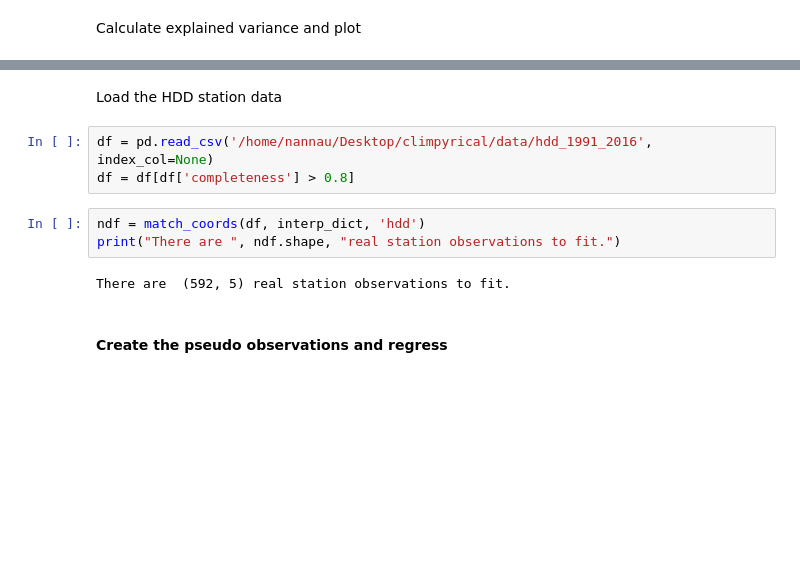
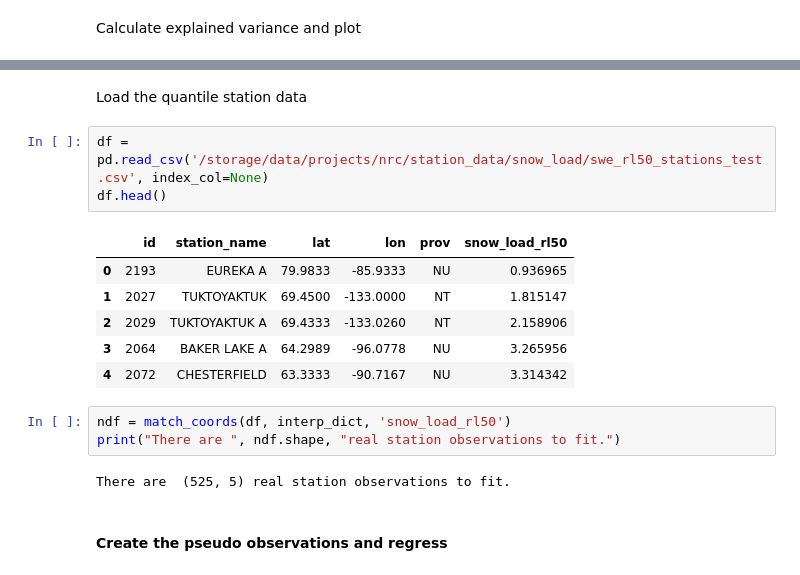
Before and after one commit to pacificclimate/climpyrical, a Jupyter notebook: notebooks/test_dv_reconstruction.ipynb, the cells around one changed output, grey strips where cells are left out. Cells and saved outputs as stored; diff of their text form; blank space fills up the shorter version.

```diff
--- a/notebooks/test_dv_reconstruction.ipynb
+++ b/notebooks/test_dv_reconstruction.ipynb
@@ -62,13 +62,20 @@ Text(0, 0.5, 'Explained Variance Ratio')
 # %% [markdown]
-Load the HDD station data
+Load the quantile station data
-# %%
-df = pd.read_csv('/home/nannau/Desktop/climpyrical/data/hdd_1991_2016', index_col=None)
-df = df[df['completeness'] > 0.8]
+# %%
+df = pd.read_csv('/storage/data/projects/nrc/station_data/snow_load/swe_rl50_stations_test.csv', index_col=None)
+df.head()
+# %% [output]
+|  | id | station_name | lat | lon | prov | snow_load_rl50 |
+| 0 | 2193 | EUREKA A | 79.9833 | -85.9333 | NU | 0.936965 |
+| 1 | 2027 | TUKTOYAKTUK | 69.4500 | -133.0000 | NT | 1.815147 |
+| 2 | 2029 | TUKTOYAKTUK A | 69.4333 | -133.0260 | NT | 2.158906 |
+| 3 | 2064 | BAKER LAKE A | 64.2989 | -96.0778 | NU | 3.265956 |
+| 4 | 2072 | CHESTERFIELD | 63.3333 | -90.7167 | NU | 3.314342 |
 # %%
-ndf = match_coords(df, interp_dict, 'hdd')
+ndf = match_coords(df, interp_dict, 'snow_load_rl50')
 print("There are ", ndf.shape, "real station observations to fit.")
 # %% [output]
-There are  (592, 5) real station observations to fit.
+There are  (525, 5) real station observations to fit.
 # %% [markdown]
 #### Create the pseudo observations and regress
 # %%
```
Also changed, not shown: parts of 12 cells of this notebook.
